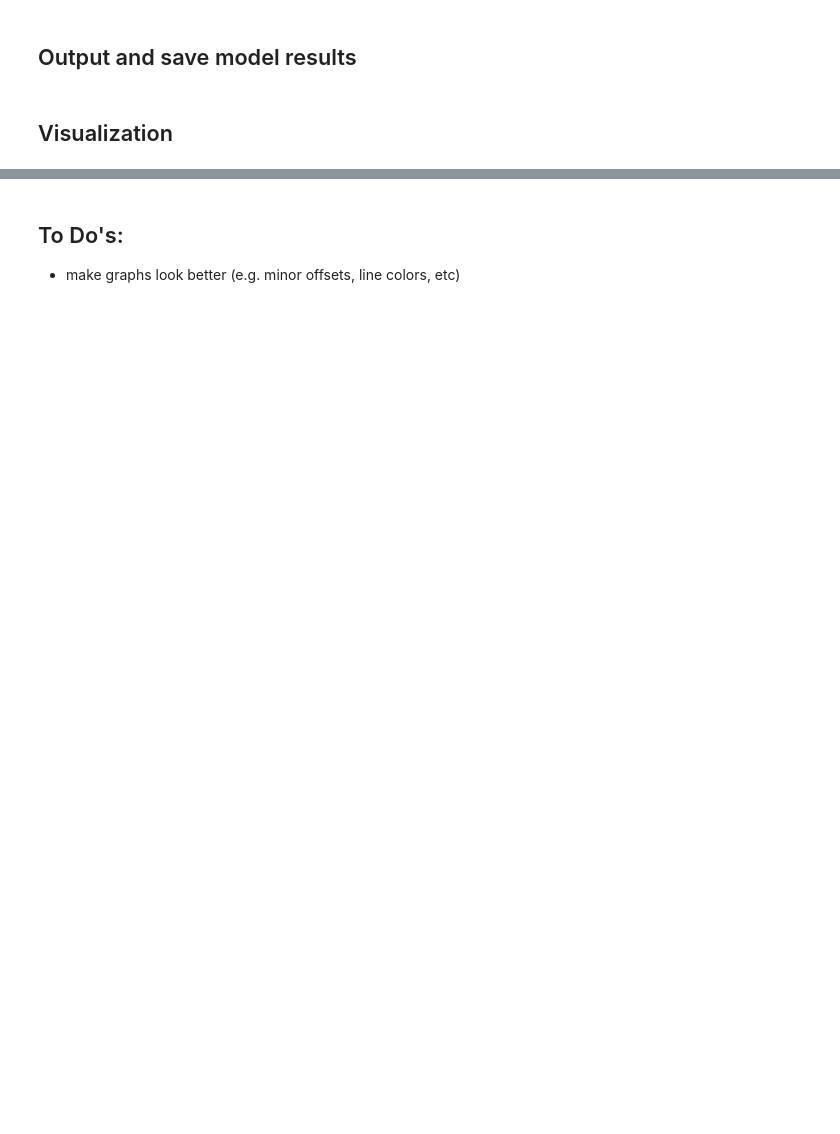
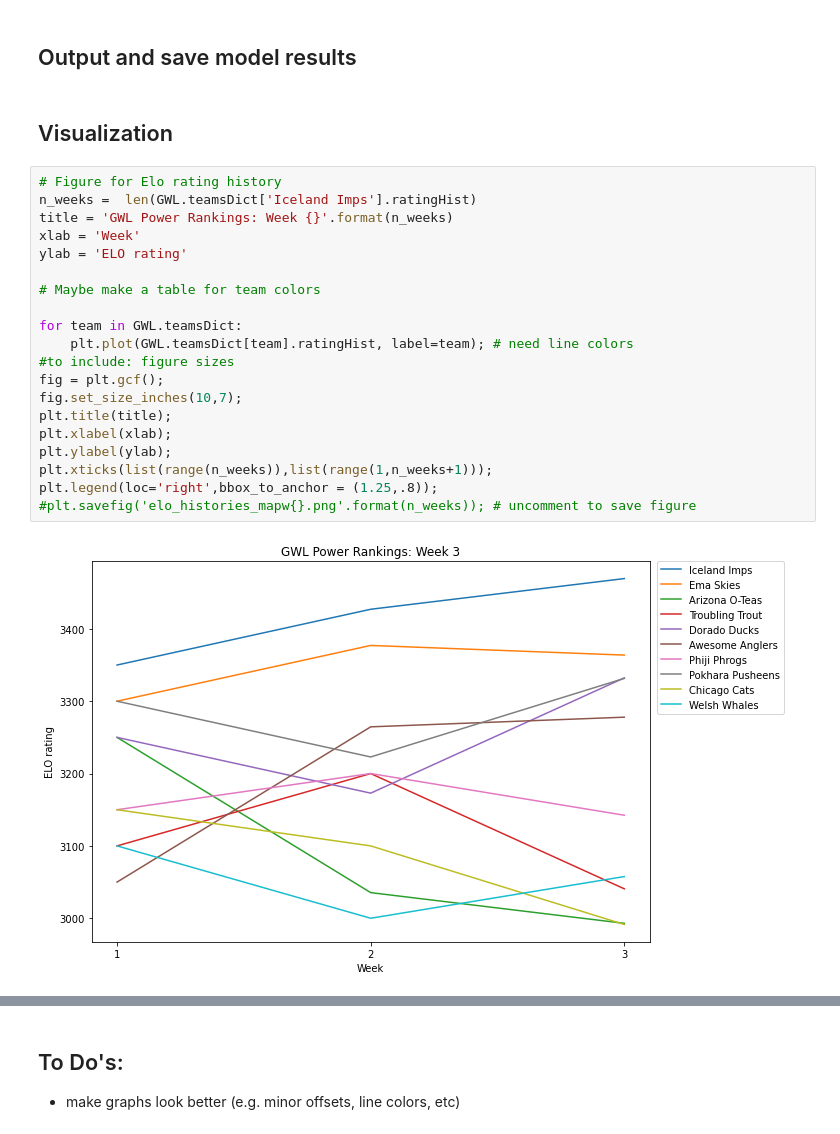
Before and after one commit to rmflemming/GWL-elo-preds, a Jupyter notebook: Notebooks/3_GWLmapscoreELO_sims.ipynb, the cells around one changed output, grey strips where cells are left out. Saved outputs shown, nothing was run; the diff lists cells and outputs as text; blank space fills up the shorter version.

```diff
--- a/Notebooks/3_GWLmapscoreELO_sims.ipynb
+++ b/Notebooks/3_GWLmapscoreELO_sims.ipynb
@@ -257,3 +254,25 @@ results = GWL.sim_mapscores(t1,t2,nsims = 10000, outfile= 'default')
 ## Output and save model results
 # %% [markdown]
 ## Visualization
+# %%
+# Figure for Elo rating history
+n_weeks =  len(GWL.teamsDict['Iceland Imps'].ratingHist)
+title = 'GWL Power Rankings: Week {}'.format(n_weeks)
+xlab = 'Week'
+ylab = 'ELO rating'
+
+# Maybe make a table for team colors
+
+for team in GWL.teamsDict:
+    plt.plot(GWL.teamsDict[team].ratingHist, label=team); # need line colors
+#to include: figure sizes
+fig = plt.gcf();
+fig.set_size_inches(10,7);
+plt.title(title);
+plt.xlabel(xlab);
+plt.ylabel(ylab);
+plt.xticks(list(range(n_weeks)),list(range(1,n_weeks+1)));
+plt.legend(loc='right',bbox_to_anchor = (1.25,.8));
+#plt.savefig('elo_histories_mapw{}.png'.format(n_weeks)); # uncomment to save figure
+# %% [output]
+[figure, added]
```
Also changed, not shown: parts of 5 cells of this notebook, 1 other file.
